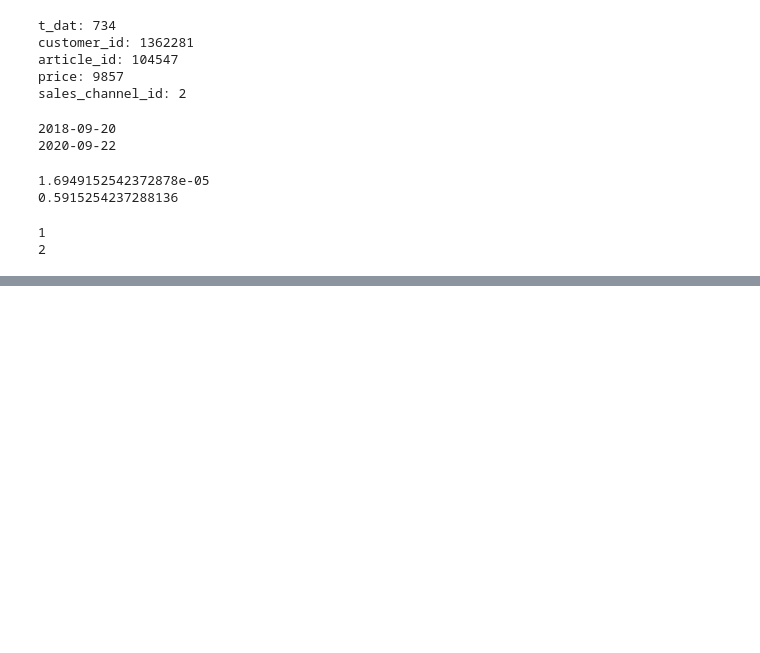
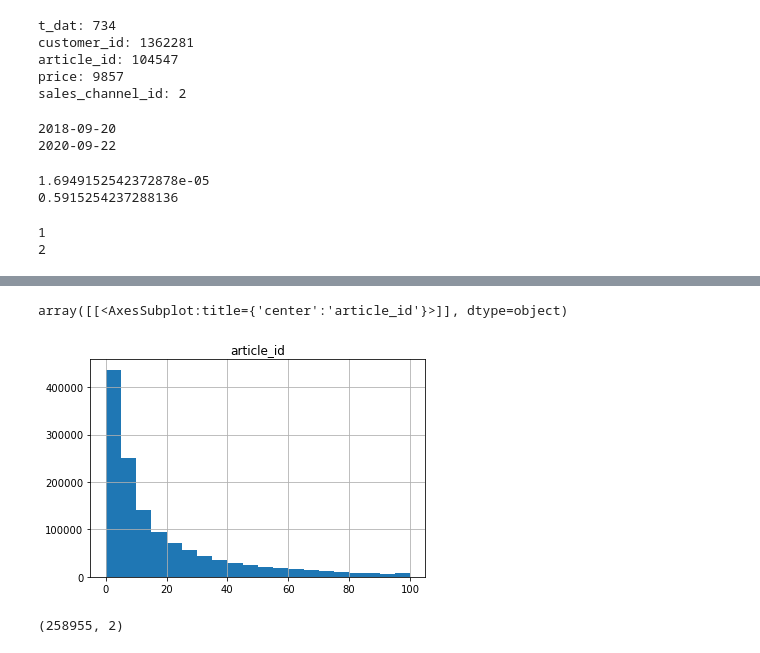
Before and after one commit to mattflaherty97/hm-sna-project, a Jupyter notebook: exploration.ipynb, the cells around one changed output, grey strips where cells are left out. Cells and saved outputs as stored; diff of their text form; code cells hidden in the pictures; blank space fills up the shorter version.

```diff
--- a/exploration.ipynb
+++ b/exploration.ipynb
@@ -119,0 +201,3 @@ print(transactions_train.sales_channel_id.max())
+# %%
+trans_per_user = pd.DataFrame(transactions_train.groupby(['customer_id']).count()['article_id']).reset_index()
+trans_per_user.head()
@@ -119,0 +211,11 @@ print(transactions_train.sales_channel_id.max())
+# %%
+import matplotlib.pyplot as plt
+%matplotlib inline
+trans_per_user.hist(bins=20, range=(0,100))
+# %% [output]
+array([[<AxesSubplot:title={'center':'article_id'}>]], dtype=object)
+[figure, added]
+# %%
+trans_per_user[trans_per_user.article_id<=2].shape
+# %% [output]
+(258955, 2)
```
Also changed, not shown: parts of 16 cells of this notebook.
